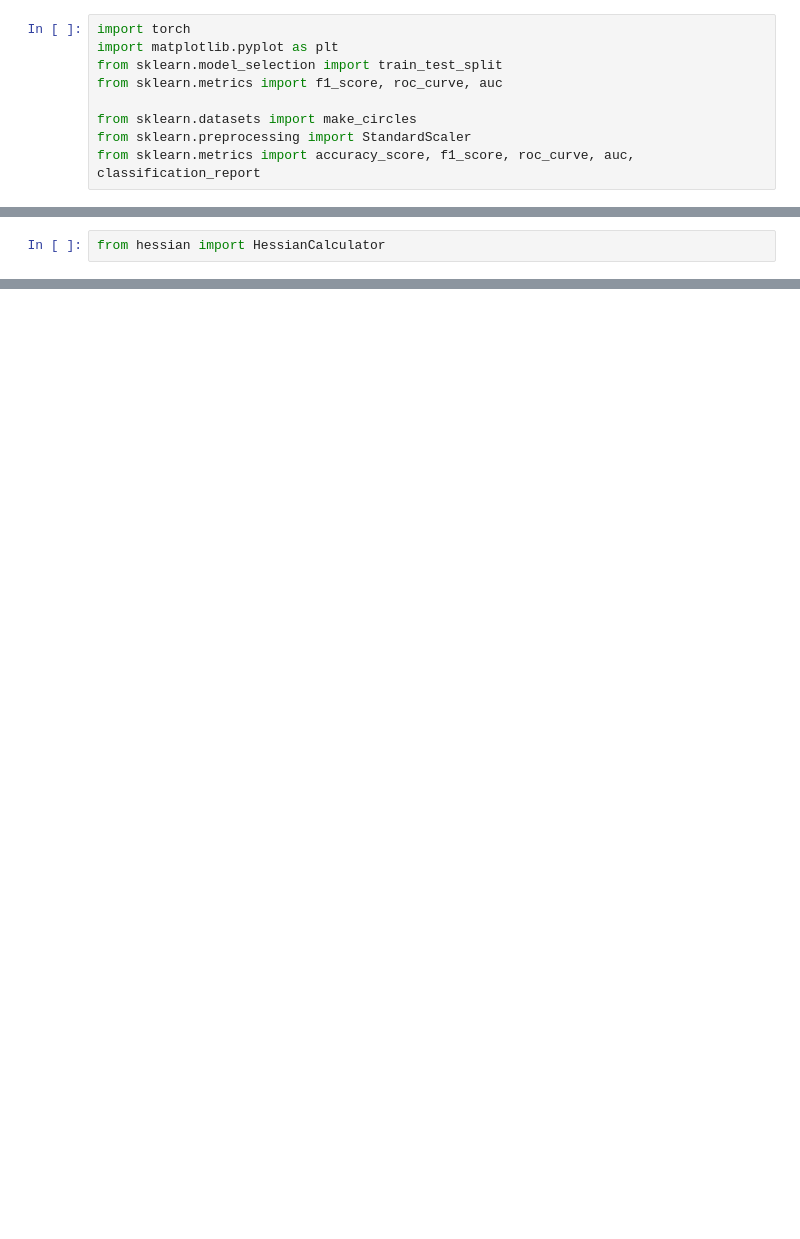
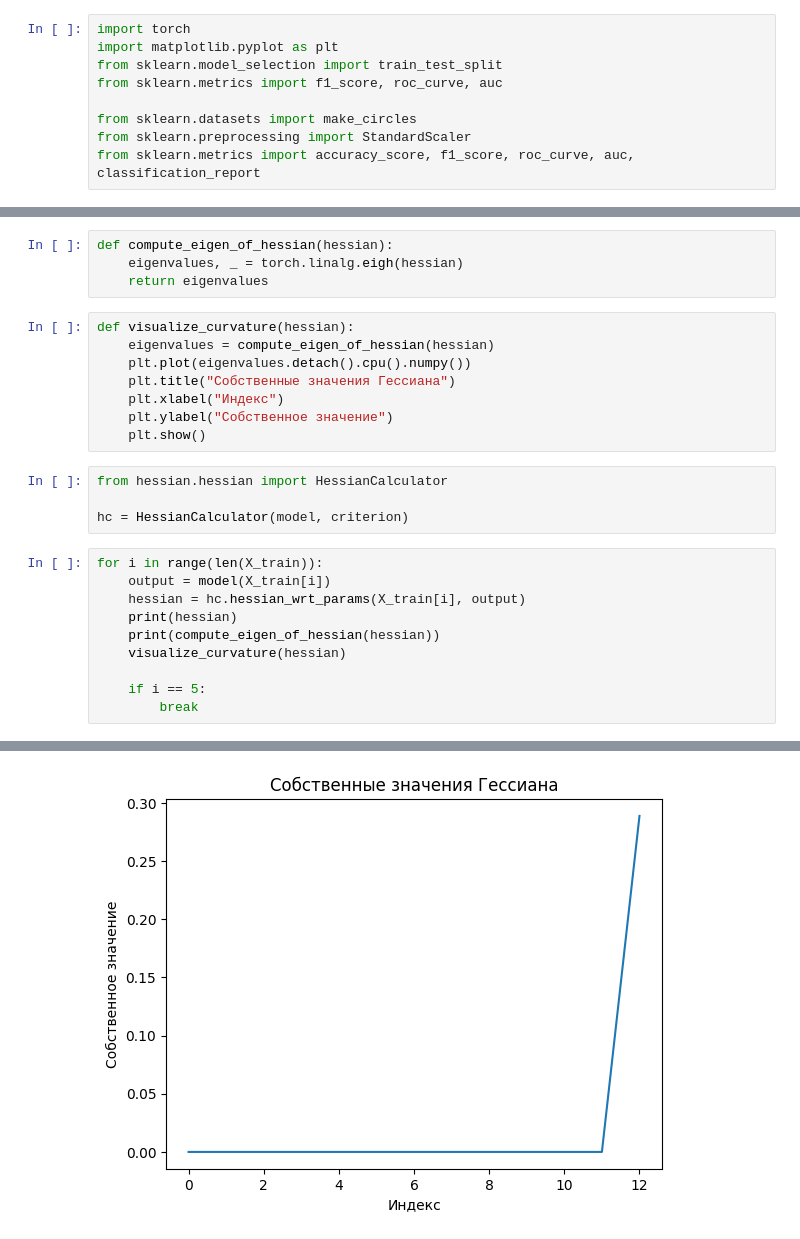
Before and after one commit to edugnome/net-arch-research, a Jupyter notebook: ExperimentCirclePerceptron.ipynb, the cells around one changed output, grey strips where cells are left out. Drawn from its saved outputs; the diff is of its cells as text; blank space fills up the shorter version.

```diff
--- a/ExperimentCirclePerceptron.ipynb
+++ b/ExperimentCirclePerceptron.ipynb
@@ -133,2 +151,27 @@ ROC AUC: 0.5207
+# %%
+def compute_eigen_of_hessian(hessian):
+    eigenvalues, _ = torch.linalg.eigh(hessian)
+    return eigenvalues
+# %%
+def visualize_curvature(hessian):
+    eigenvalues = compute_eigen_of_hessian(hessian)
+    plt.plot(eigenvalues.detach().cpu().numpy())
+    plt.title("Собственные значения Гессиана")
+    plt.xlabel("Индекс")
+    plt.ylabel("Собственное значение")
+    plt.show()
 # %%
-from hessian import HessianCalculator
+from hessian.hessian import HessianCalculator
+
+hc = HessianCalculator(model, criterion)
+# %%
+for i in range(len(X_train)):
+    output = model(X_train[i])
+    hessian = hc.hessian_wrt_params(X_train[i], output)
+    print(hessian)
+    print(compute_eigen_of_hessian(hessian))
+    visualize_curvature(hessian)
+
+    if i == 5:
+        break
+# %% [output]
@@ -134,0 +195 @@ from hessian import HessianCalculator
+[figure, added]
```
Also changed, not shown: parts of 9 cells of this notebook, 7 other files.
